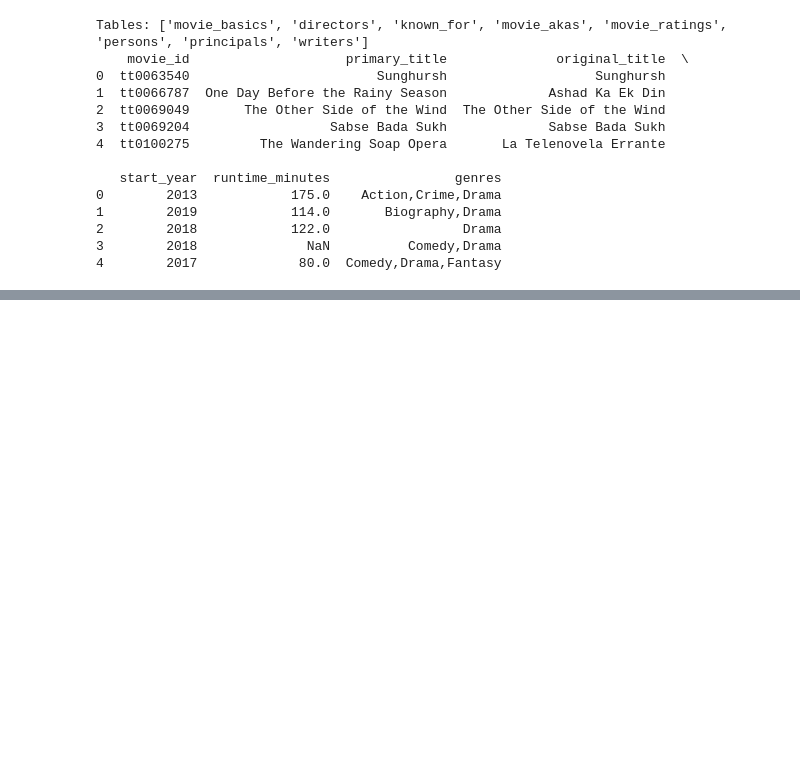
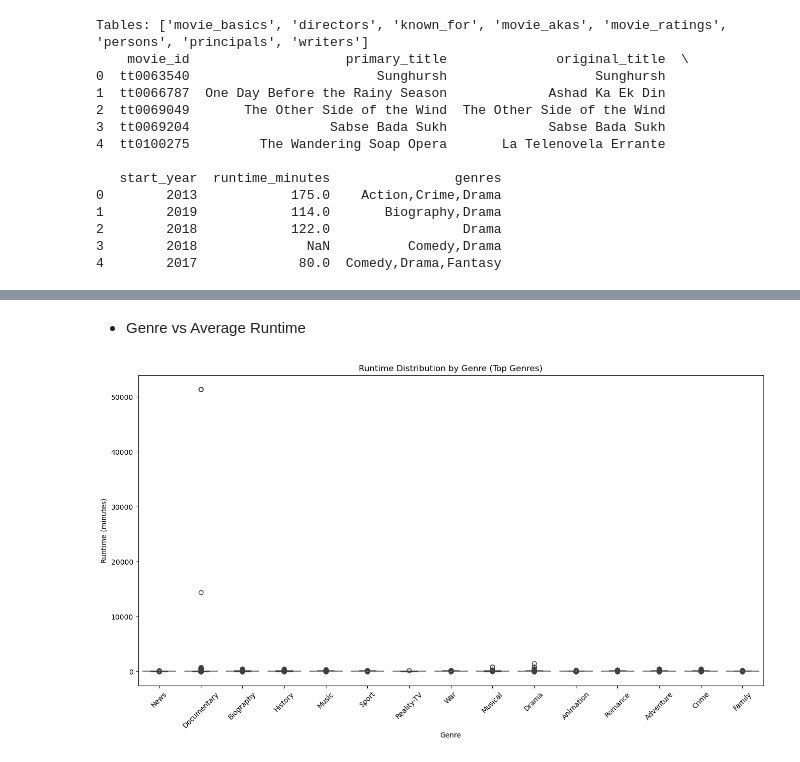
Before and after one commit to MTirop/Group3-End-of-Phase2-Project, a Jupyter notebook: notebooks/lydiah.ipynb, the cells around one changed output, grey strips where cells are left out. Drawn from its saved outputs; the diff is of its cells as text; code cells hidden in the pictures; blank space fills up the shorter version.

```diff
--- a/notebooks/lydiah.ipynb
+++ b/notebooks/lydiah.ipynb
@@ -856,0 +1115,20 @@ df
+# %% [markdown]
+* Genre vs Average Runtime
+# %%
+# Reset index to avoid duplicate index issues
+imdf_genres = imdf_genres.reset_index(drop=True)
+
+# Get unique genres for order, as before
+unique_genres_order = top_genres['genres'].unique()
+
+plt.figure(figsize=(16, 8))
+
+sns.boxplot(x='genres', y='runtime_minutes', data=imdf_genres, order=unique_genres_order)
+plt.xticks(rotation=45)
+plt.title('Runtime Distribution by Genre (Top Genres)')
+plt.xlabel('Genre')
+plt.ylabel('Runtime (minutes)')
+
+plt.show()
+# %% [output]
+[figure, added]
```
Also changed, not shown: parts of 23 cells of this notebook.
